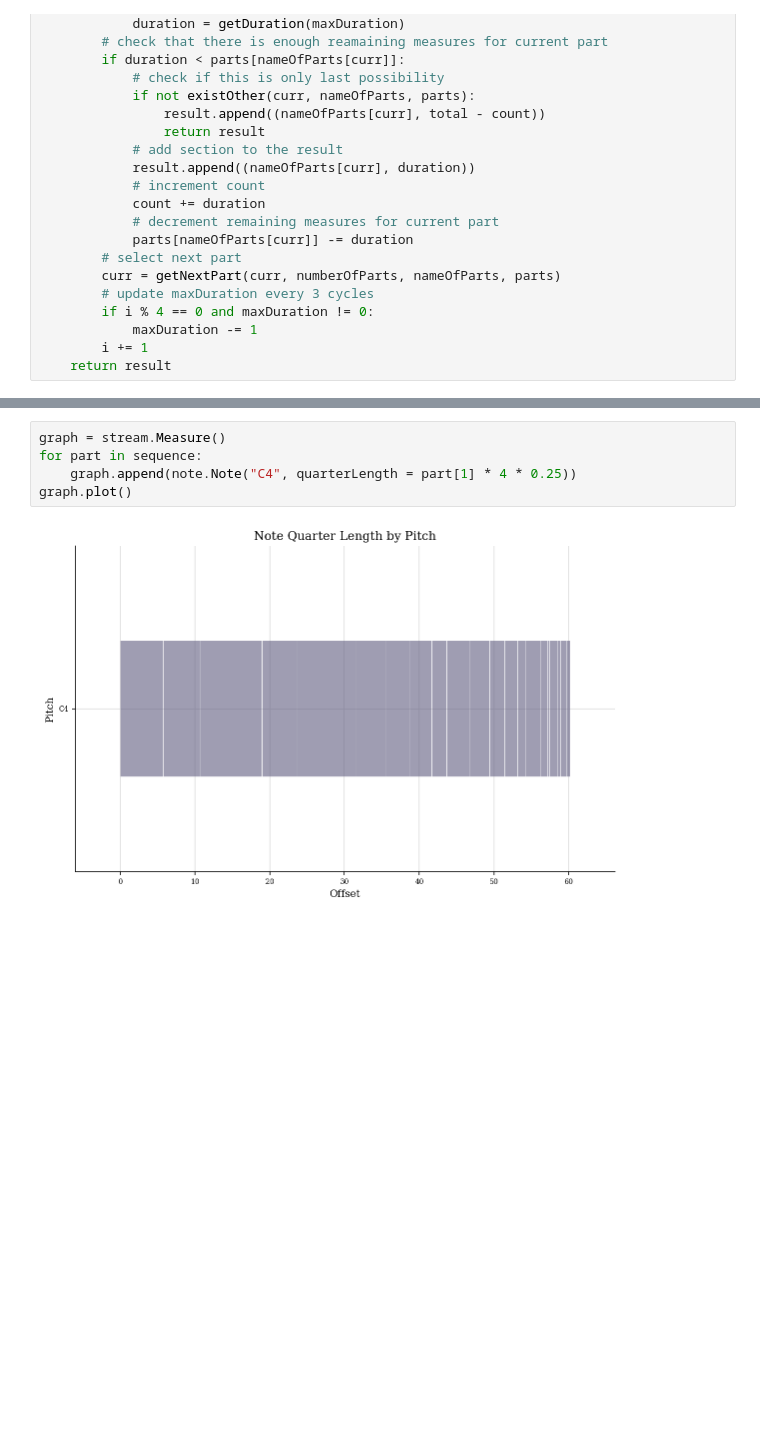
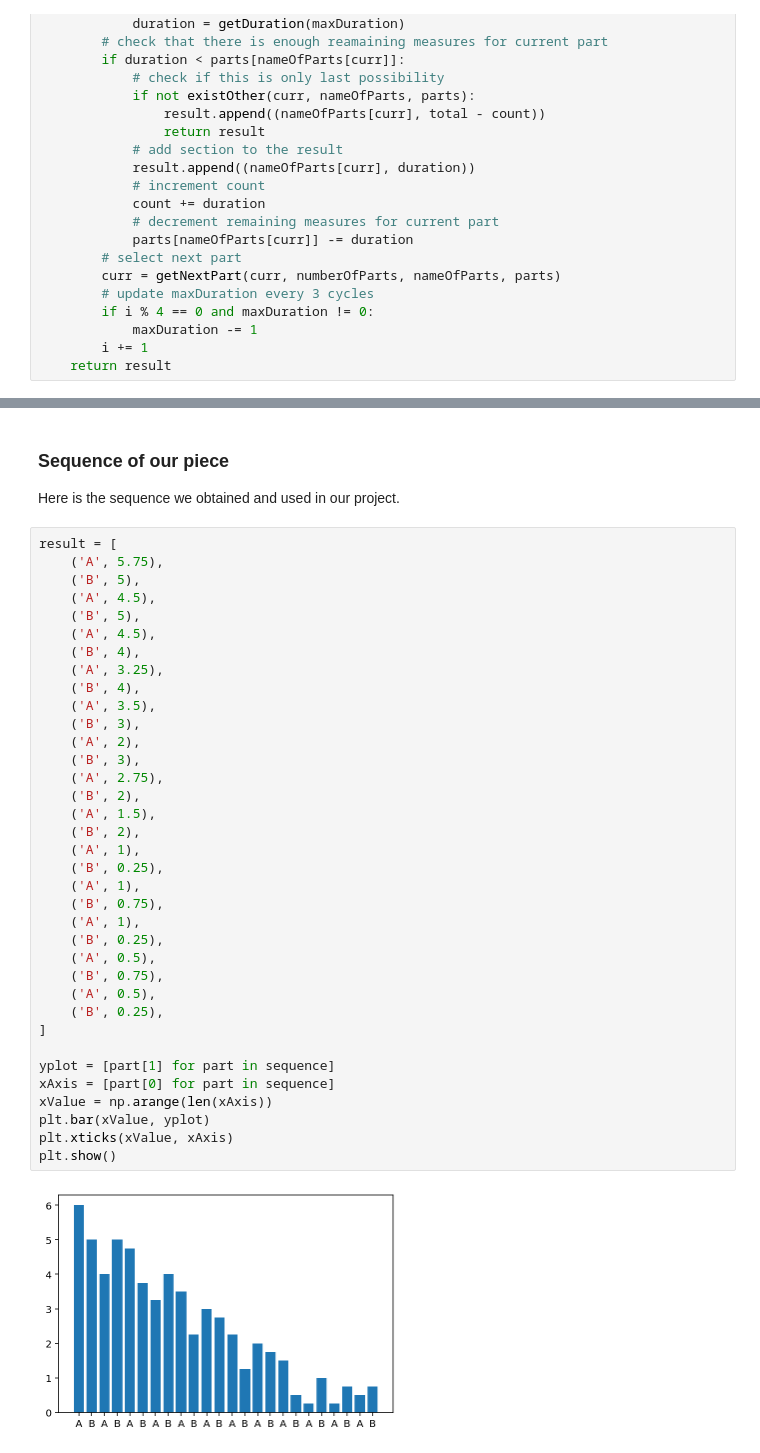
Before and after one commit to olsdavis/digimus, a Jupyter notebook: utils.ipynb, the cells around one changed output, grey strips where cells are left out. Saved outputs shown, nothing was run; the diff lists cells and outputs as text; blank space fills up the shorter version.

```diff
--- a/utils.ipynb
+++ b/utils.ipynb
@@ -262,7 +123,41 @@ plt.show()
-# %%
-graph = stream.Measure()
-for part in sequence:
-    graph.append(note.Note("C4", quarterLength = part[1] * 4 * 0.25))
-graph.plot()
-# %% [output]
-[figure, removed]
+# %% [markdown]
+### Sequence of our piece
+Here is the sequence we obtained and used in our project.
+# %%
+result = [
+    ('A', 5.75),
+    ('B', 5),
+    ('A', 4.5),
+    ('B', 5),
+    ('A', 4.5),
+    ('B', 4),
+    ('A', 3.25),
+    ('B', 4),
+    ('A', 3.5),
+    ('B', 3),
+    ('A', 2),
+    ('B', 3),
+    ('A', 2.75),
+    ('B', 2),
+    ('A', 1.5),
+    ('B', 2),
+    ('A', 1),
+    ('B', 0.25),
+    ('A', 1),
+    ('B', 0.75),
+    ('A', 1),
+    ('B', 0.25),
+    ('A', 0.5),
+    ('B', 0.75),
+    ('A', 0.5),
+    ('B', 0.25),
+]
+
+yplot = [part[1] for part in sequence]
+xAxis = [part[0] for part in sequence]
+xValue = np.arange(len(xAxis))
+plt.bar(xValue, yplot)
+plt.xticks(xValue, xAxis)
+plt.show()
+# %% [output]
+[figure, added]
```
Also changed, not shown: parts of 13 cells of this notebook, 1 other file.
